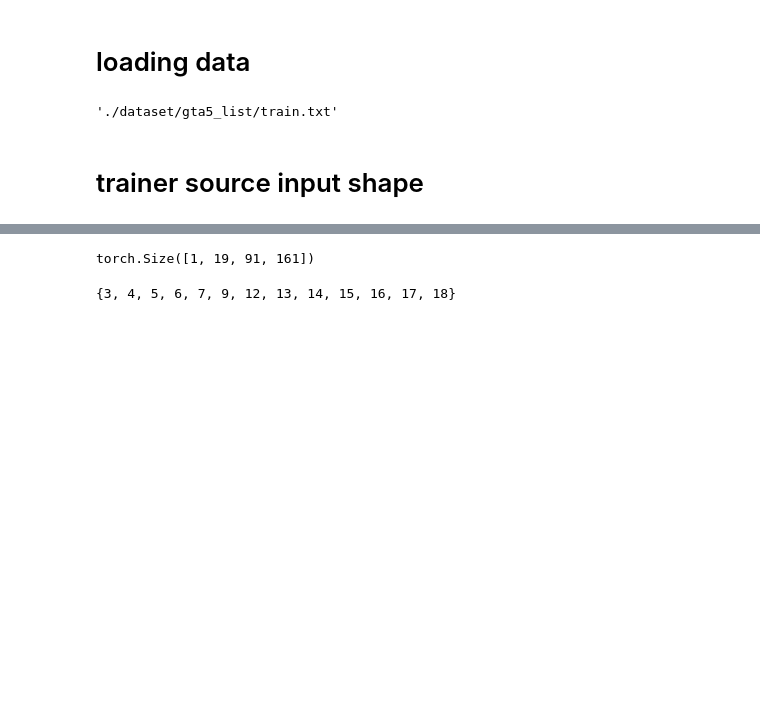
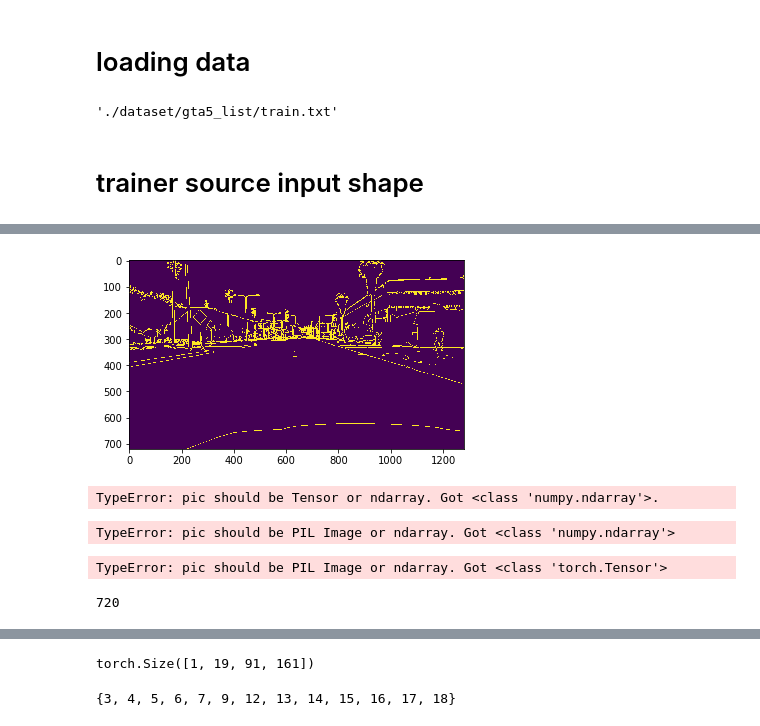
Before and after one commit to anonymous1computervision/AdaptSegNet, a Jupyter notebook: xiao_test.ipynb, the cells around one changed output, grey strips where cells are left out. Saved outputs shown, nothing was run; the diff lists cells and outputs as text; code cells hidden in the pictures; blank space fills up the shorter version.

```diff
--- a/xiao_test.ipynb
+++ b/xiao_test.ipynb
@@ -226,0 +251,14 @@ images = Variable(images).cuda(args.gpu)
+# %%
+#  get boundary map from instance map
+def label_get_edges(t):
+    edge = torch.cuda.ByteTensor(t.size()).zero_()
+    print("edge shape", edge.shape)
+    edge[:,:,:,1:] = edge[:,:,:,1:] | (t[:,:,:,1:] != t[:,:,:,:-1])
+    edge[:,:,:,:-1] = edge[:,:,:,:-1] | (t[:,:,:,1:] != t[:,:,:,:-1])
+    edge[:,:,1:,:] = edge[:,:,1:,:] | (t[:,:,1:,:] != t[:,:,:-1,:])
+    edge[:,:,:-1,:] = edge[:,:,:-1,:] | (t[:,:,1:,:] != t[:,:,:-1,:])
+    return edge.float()
+# %%
+cuda_label = Variable(labels).cuda(args.gpu)
+# %%
+label_edges = label_get_edges(cuda_label.view([1, labels.shape[0], labels.shape[1], labels.shape[2]]))
@@ -226,0 +306,2 @@ images = Variable(images).cuda(args.gpu)
+# %%
+test = label_edges.squeeze().cpu().numpy()
@@ -226,0 +318,20 @@ images = Variable(images).cuda(args.gpu)
+# %%
+imgplot = plt.imshow(test)
+# %% [output]
+[figure, added]
+# %%
+img_pil = transforms.ToPILImage()(test[0])
+# %% [output]
+TypeError: pic should be Tensor or ndarray. Got <class 'numpy.ndarray'>.
+# %%
+pilImg = pilTransTensor(label_edges.cpu().numpy())
+# %% [output]
+TypeError: pic should be PIL Image or ndarray. Got <class 'numpy.ndarray'>
+# %%
+pilImg = pilTransTensor(label_edges)
+# %% [output]
+TypeError: pic should be PIL Image or ndarray. Got <class 'torch.Tensor'>
+# %%
+pilImg.height
+# %% [output]
+720
```
Also changed, not shown: parts of 18 cells of this notebook, 4 other files.
